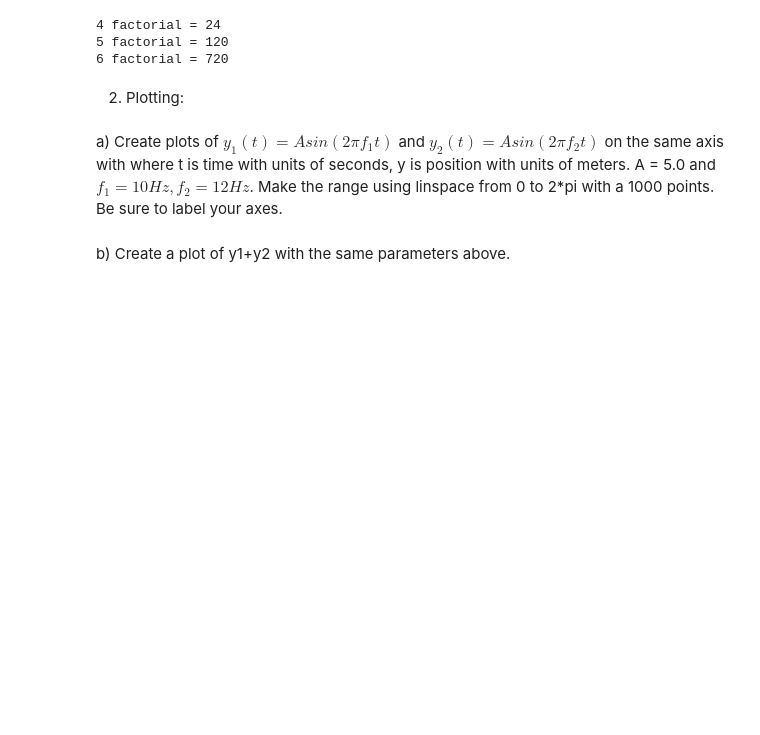
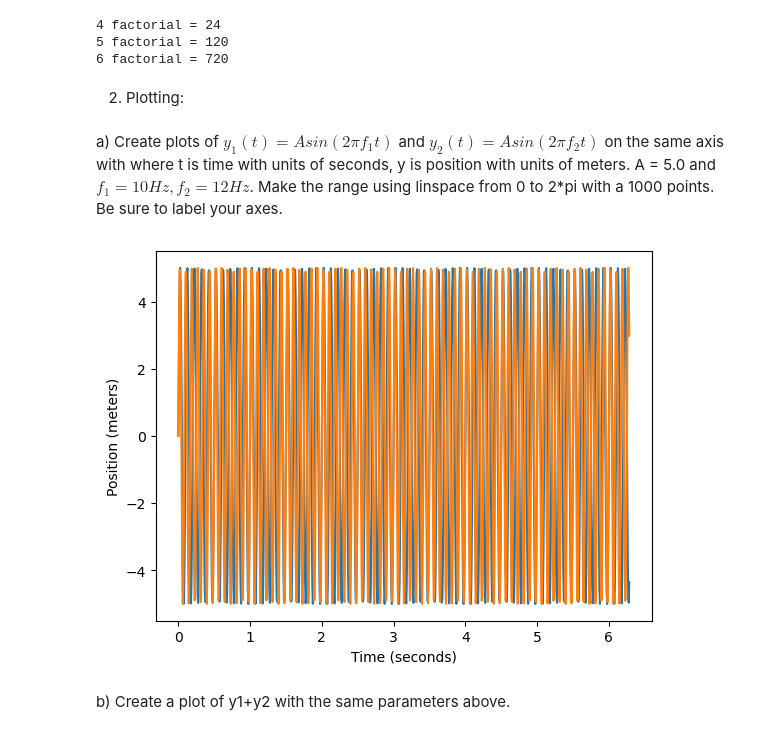
Before and after one commit to stefin0/cs4010, a Jupyter notebook: homework-3/homework-3.ipynb, the cells around one changed output. Cells and saved outputs as stored; diff of their text form; code cells hidden in the pictures; blank space fills up the shorter version.

```diff
--- a/homework-3/homework-3.ipynb
+++ b/homework-3/homework-3.ipynb
@@ -72,3 +73,21 @@ a) Create plots of $y_1(t) = A sin(2\pi f_1  t)$ and $y_2(t) = A sin(2\pi f_2  t
 from matplotlib import pyplot as plt
+# %%
+A = 5.0
+f1 = 10
+f2 = 12
+t = np.linspace(0, 2 * np.pi, 1000)
+
+y1 = A * np.sin(2 * np.pi * f1 * t)
+y2 = A * np.sin(2 * np.pi * f2 * t)
+
+plt.plot(t, y1)
+plt.plot(t, y2)
+
+plt.xlabel("Time (seconds)")
+plt.ylabel("Position (meters)")
+
+plt.show()
+# %% [output]
+[figure, added]
 # %% [markdown]
 b) Create a plot of y1+y2 with the same parameters above.
```
Also changed, not shown: parts of 5 cells of this notebook.
